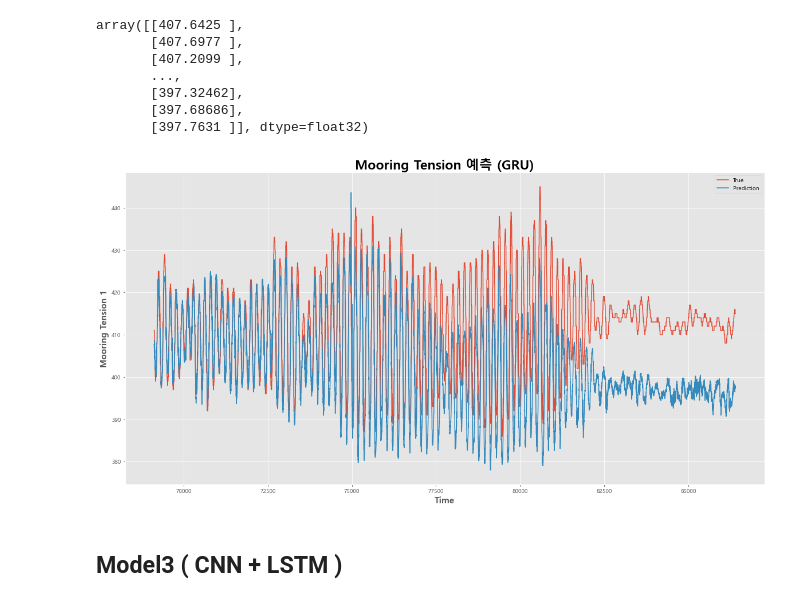
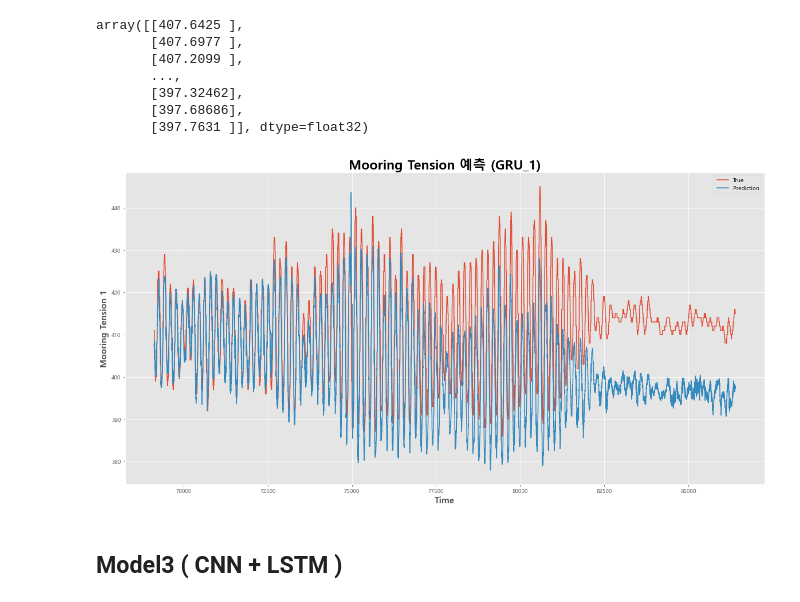
Before and after one commit to DONGRYEOLLEE1/Project, a Jupyter notebook: Baron System/Baron_Modeling(LSTM,GRU,CNN+LSTM,IRNN).ipynb, the cells around one changed output. Drawn from its saved outputs; the diff is of its cells as text; code cells hidden in the pictures.

```diff
--- a/Baron System/Baron_Modeling(LSTM,GRU,CNN+LSTM).ipynb
+++ b/Baron System/Baron_Modeling(LSTM,GRU,CNN+LSTM,IRNN).ipynb
@@ -306,27 +308,27 @@ array([[407.6425 ],
 # %%
 fig = plt.figure(figsize = (20, 10))
 
 ax = fig.add_subplot(111)
 ax.plot(x_test.index, y_test, label = 'True')
 ax.plot(x_test.index, pred2, label = 'Prediction')
-plt.title('Mooring Tension 예측 (GRU)', fontdict = {
+plt.title('Mooring Tension 예측 (GRU_1)', fontdict = {
     'size' : 23,
     'weight' : 'bold',
     'color' : 'k'
 })
 plt.legend()
 plt.xlabel('Time', fontdict = {
     'weight' : 'bold',
     'size' : 15
 })
 plt.ylabel('Mooring Tension 1',
           fontdict = {
               'weight' : 'bold',
               'size' : 15
           })
 plt.show()
 # %% [output]
-[figure, old version]
+[figure, new version]
 # %% [markdown]
 ## Model3 ( CNN + LSTM )
 # %%
```
Also changed, not shown: parts of 13 cells of this notebook.
